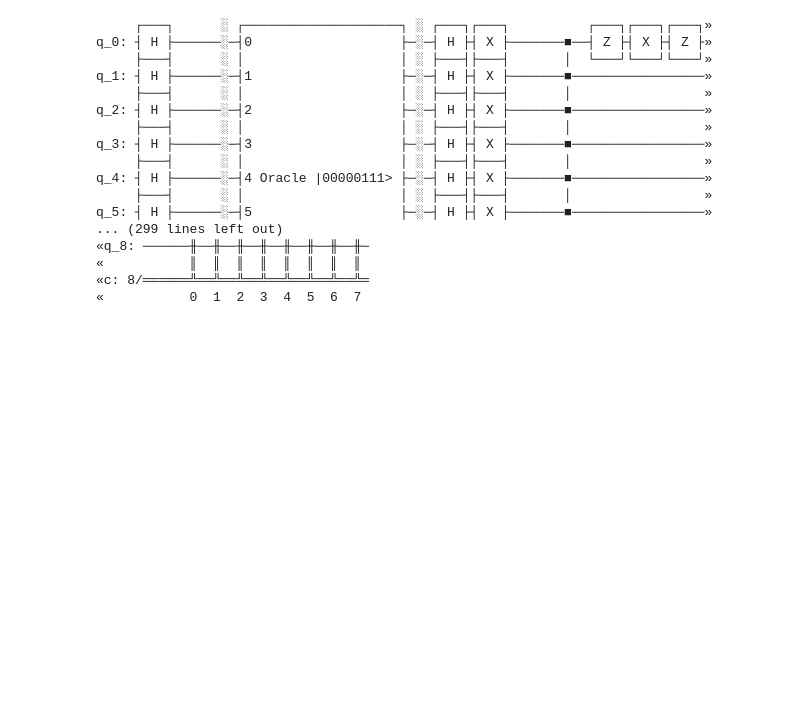
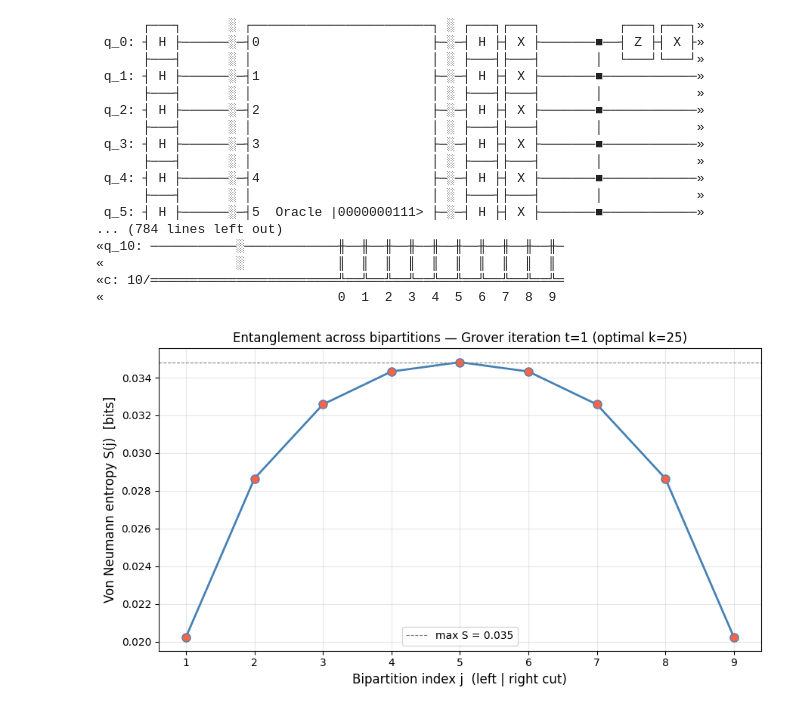
Before and after one commit to cezaris13/Quantum-ideas-factory-tensor-networks, a Jupyter notebook: Grover_algorithm_implementation.ipynb, the cells around one changed output. Cells and saved outputs as stored; diff of their text form; code cells hidden in the pictures; blank space fills up the shorter version.

Commit message:
Entropy

```diff
--- a/Grover_algorithm_implementation.ipynb
+++ b/Grover_algorithm_implementation.ipynb
@@ -10,6 +12,6 @@ import numpy as np
 # %%
 shots=10240
-qubits=8 # use 10 with caution
+qubits=10 # use 10 with caution
 marked_state = 0b111  # target state as integer (|111> = 7)
 # %%
 def measure(qc: QuantumCircuit):
@@ -108,20 +110,63 @@ k=12  success state probability: 0.99990   theoretical prediction: 0.99995
 # %%
 qc.draw(style="iqp")
 # %% [output]
-     ┌───┐      ░ ┌────────────────────┐ ░ ┌───┐┌───┐          ┌───┐┌───┐┌───┐»
-q_0: ┤ H ├──────░─┤0                   ├─░─┤ H ├┤ X ├───────■──┤ Z ├┤ X ├┤ Z ├»
-     ├───┤      ░ │                    │ ░ ├───┤├───┤       │  └───┘└───┘└───┘»
-q_1: ┤ H ├──────░─┤1                   ├─░─┤ H ├┤ X ├───────■─────────────────»
-     ├───┤      ░ │                    │ ░ ├───┤├───┤       │                 »
-q_2: ┤ H ├──────░─┤2                   ├─░─┤ H ├┤ X ├───────■─────────────────»
-     ├───┤      ░ │                    │ ░ ├───┤├───┤       │                 »
-q_3: ┤ H ├──────░─┤3                   ├─░─┤ H ├┤ X ├───────■─────────────────»
-     ├───┤      ░ │                    │ ░ ├───┤├───┤       │                 »
-q_4: ┤ H ├──────░─┤4 Oracle |00000111> ├─░─┤ H ├┤ X ├───────■─────────────────»
-     ├───┤      ░ │                    │ ░ ├───┤├───┤       │                 »
-q_5: ┤ H ├──────░─┤5                   ├─░─┤ H ├┤ X ├───────■─────────────────»
-... (299 lines left out)
-«q_8: ──────╫──╫──╫──╫──╫──╫──╫──╫─
-«           ║  ║  ║  ║  ║  ║  ║  ║
-«c: 8/══════╩══╩══╩══╩══╩══╩══╩══╩═
-«           0  1  2  3  4  5  6  7
+      ┌───┐      ░ ┌───────────────────────┐ ░ ┌───┐┌───┐          ┌───┐┌───┐»
+ q_0: ┤ H ├──────░─┤0                      ├─░─┤ H ├┤ X ├───────■──┤ Z ├┤ X ├»
+      ├───┤      ░ │                       │ ░ ├───┤├───┤       │  └───┘└───┘»
+ q_1: ┤ H ├──────░─┤1                      ├─░─┤ H ├┤ X ├───────■────────────»
+      ├───┤      ░ │                       │ ░ ├───┤├───┤       │            »
+ q_2: ┤ H ├──────░─┤2                      ├─░─┤ H ├┤ X ├───────■────────────»
+      ├───┤      ░ │                       │ ░ ├───┤├───┤       │            »
+ q_3: ┤ H ├──────░─┤3                      ├─░─┤ H ├┤ X ├───────■────────────»
+      ├───┤      ░ │                       │ ░ ├───┤├───┤       │            »
+ q_4: ┤ H ├──────░─┤4                      ├─░─┤ H ├┤ X ├───────■────────────»
+      ├───┤      ░ │                       │ ░ ├───┤├───┤       │            »
+ q_5: ┤ H ├──────░─┤5  Oracle |0000000111> ├─░─┤ H ├┤ X ├───────■────────────»
+... (784 lines left out)
+«q_10: ───────────░────────────╫──╫──╫──╫──╫──╫──╫──╫──╫──╫─
+«                 ░            ║  ║  ║  ║  ║  ║  ║  ║  ║  ║
+«c: 10/════════════════════════╩══╩══╩══╩══╩══╩══╩══╩══╩══╩═
+«                              0  1  2  3  4  5  6  7  8  9
+# %%
+def von_neumann_entropy_vs_j(k: int) -> list:
+    """
+    Build Grover circuit at iteration k, extract statevector,
+    then compute S(j) for each bipartition j = 1..qubits-1.
+    We trace out qubits [j..qubits] (right part) to get rho_left.
+    """
+    qc = construct_grover(qubits, k)
+    sv = Statevector(qc)                     # exact statevector, no measurement
+
+    entropies = []
+    for j in range(1, qubits):               # j = cut position
+        # qiskit partial_trace: keep qubits 0..j-1, trace out j..qubits
+        qubits_to_trace = list(range(j, qubits + 1))
+        rho_left = partial_trace(sv, qubits_to_trace)
+        S = entropy(rho_left, base=2)        # von Neumann entropy in bits
+        entropies.append(S)
+
+    return entropies                          # length = qubits-1
+
+
+t_fixed = 1      # change this to any Grover iteration
+k_optimal = int(np.round(np.pi / 4 * np.sqrt(2**qubits) - 0.5))
+
+entropies = von_neumann_entropy_vs_j(t_fixed)
+j_values  = list(range(1, qubits))
+
+plt.figure(figsize=(9, 5))
+plt.plot(j_values, entropies, marker='o', linewidth=2,
+         color='steelblue', markerfacecolor='tomato', markersize=8)
+plt.axhline(y=max(entropies), color='gray', linestyle='--',
+            linewidth=0.8, label=f'max S = {max(entropies):.3f}')
+plt.xlabel("Bipartition index j  (left | right cut)", fontsize=12)
+plt.ylabel("Von Neumann entropy S(j)  [bits]", fontsize=12)
+plt.title(f"Entanglement across bipartitions — Grover iteration t={t_fixed} "
+          f"(optimal k={k_optimal})", fontsize=12)
+plt.xticks(j_values)
+plt.legend()
+plt.grid(True, alpha=0.3)
+plt.tight_layout()
+plt.show()
+# %% [output]
+[figure, added]
```
Also changed, not shown: parts of 2 cells of this notebook.
